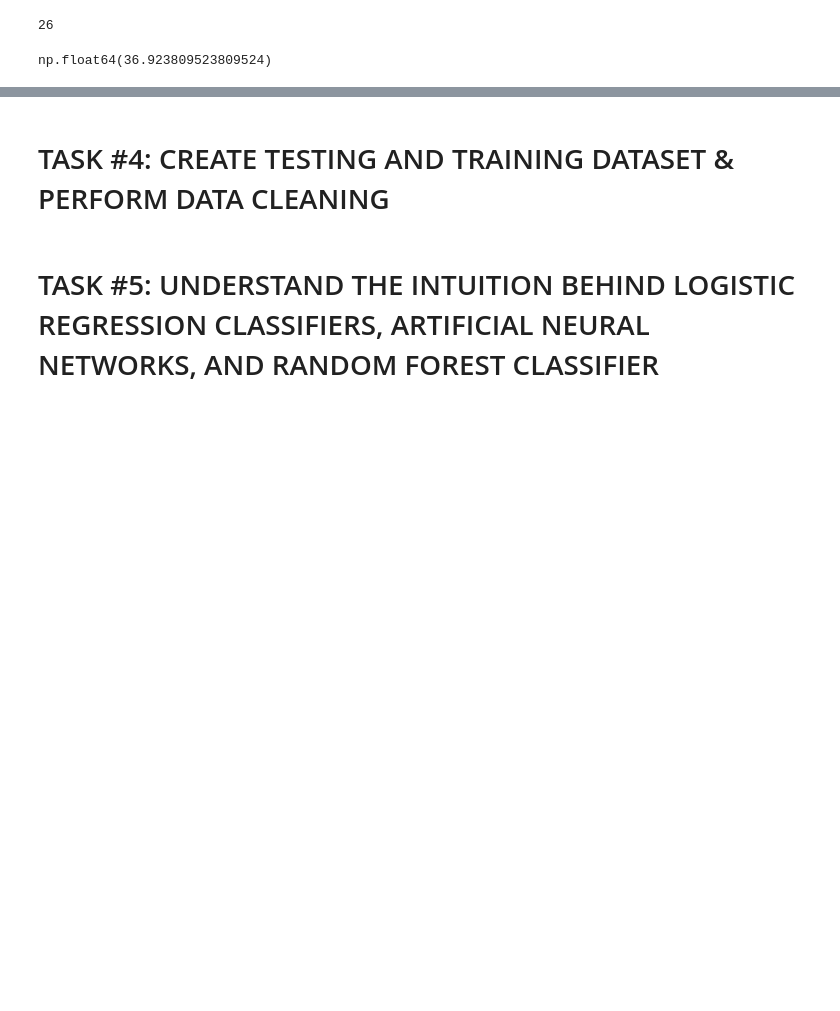
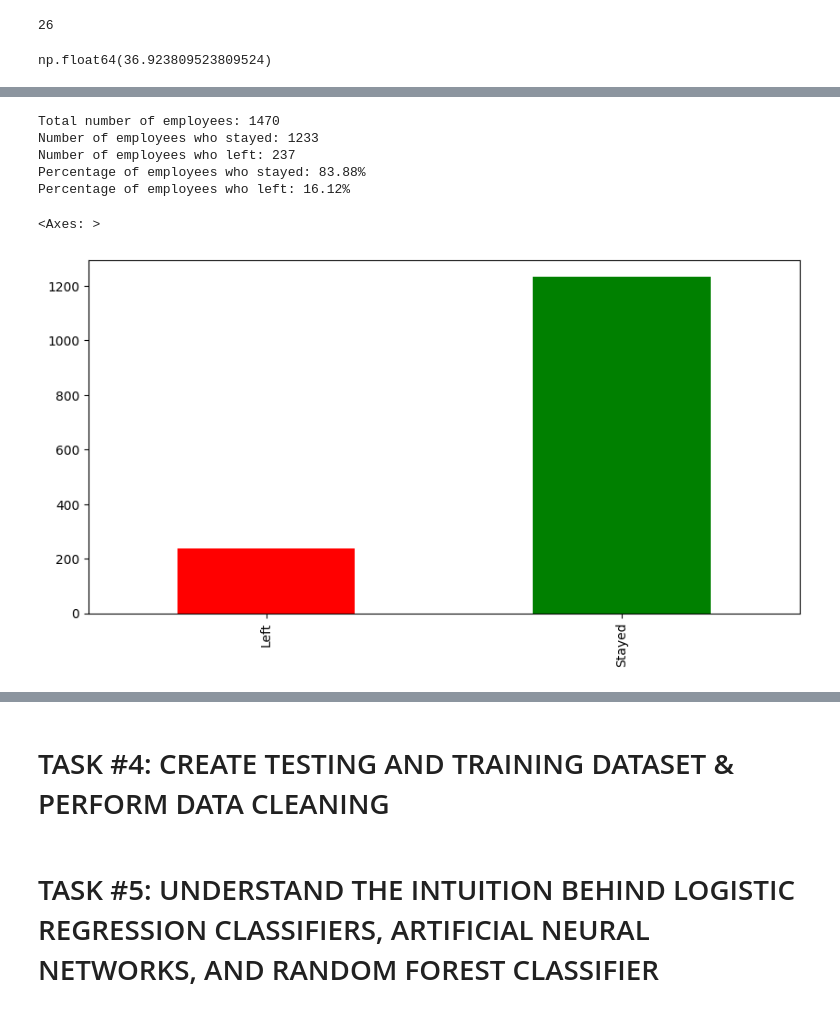
Before and after one commit to sschmidtmann-sesdev/machine-learning, a Jupyter notebook: data_science_business/human_resources/Human_Resources_Department_Skeleton.ipynb, the cells around one changed output, grey strips where cells are left out. Drawn from its saved outputs; the diff is of its cells as text; code cells hidden in the pictures; blank space fills up the shorter version.

```diff
--- a/data_science_business/human_resources/Human_Resources_Department_Skeleton.ipynb
+++ b/data_science_business/human_resources/Human_Resources_Department_Skeleton.ipynb
@@ -98,3 +172,4 @@ np.float64(36.923809523809524)
 # %%
 # It makes sense to drop 'EmployeeCount' , 'Standardhours' and 'Over18' since they do not change from one employee to the other
 # Let's drop 'EmployeeNumber' as well
+employee_df.drop(['EmployeeCount', 'StandardHours', 'Over18', 'EmployeeNumber'], axis=1, inplace=True)
@@ -101,2 +192,4 @@ np.float64(36.923809523809524)
 # %%
 # Let's see how many employees left the company!
+left_df = employee_df[employee_df['Attrition'] == 1]
+stayed_df = employee_df[employee_df['Attrition'] == 0]
@@ -106,3 +196,26 @@ np.float64(36.923809523809524)
+# %%
+# Count the number of employees who stayed and left
+print("Total number of employees:", employee_df.shape[0])
+print("Number of employees who stayed:", stayed_df.shape[0])
+print("Number of employees who left:", left_df.shape[0])
+
+print("Percentage of employees who stayed: {:.2f}%".format((stayed_df.shape[0] / employee_df.shape[0]) * 100))
+print("Percentage of employees who left: {:.2f}%".format((left_df.shape[0] / employee_df.shape[0]) * 100))
+
+# It seems that we are dealing with an imbalanced dataset
+
+# plot the number of employees who stayed, left. percentage of employees who stayed and left
+row_counts = pd.Series({'Left': left_df.shape[0], 'Stayed': stayed_df.shape[0]})
+plt.figure(figsize=(10, 5))
+row_counts.plot(kind='bar', color=['red', 'green'])
+# %% [output]
+Total number of employees: 1470
+Number of employees who stayed: 1233
+Number of employees who left: 237
+Percentage of employees who stayed: 83.88%
+Percentage of employees who left: 16.12%
+<Axes: >
+[figure, added]
 # %%
 left_df.describe()
 
```
Also changed, not shown: parts of 23 cells of this notebook.
